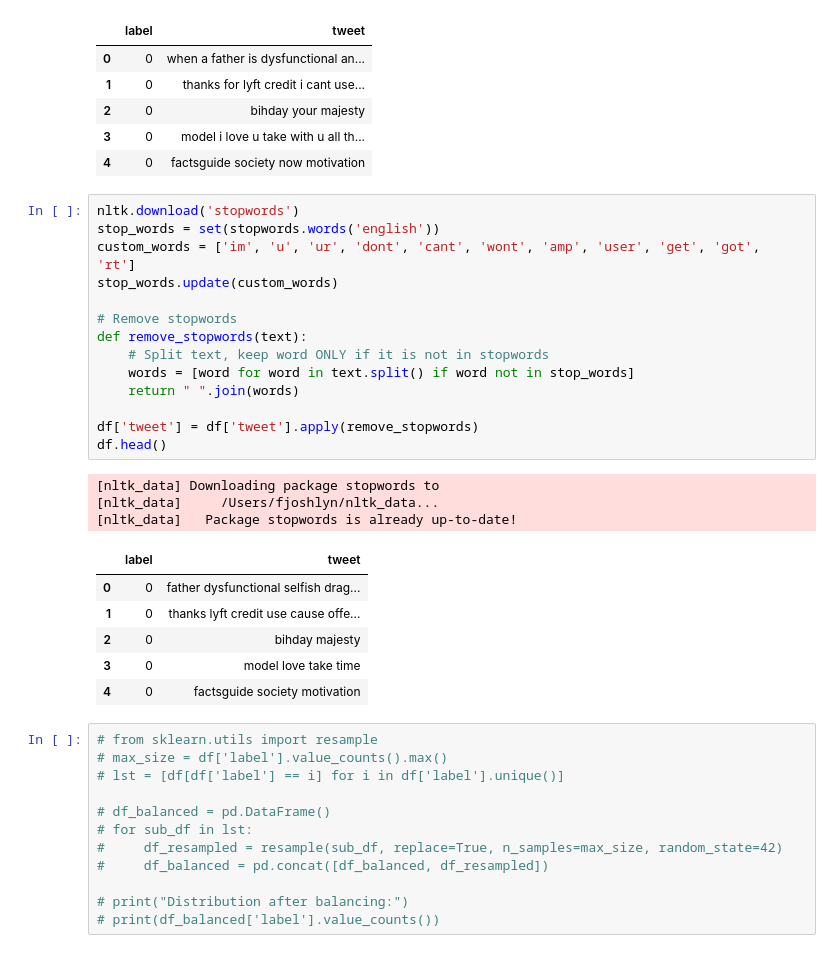
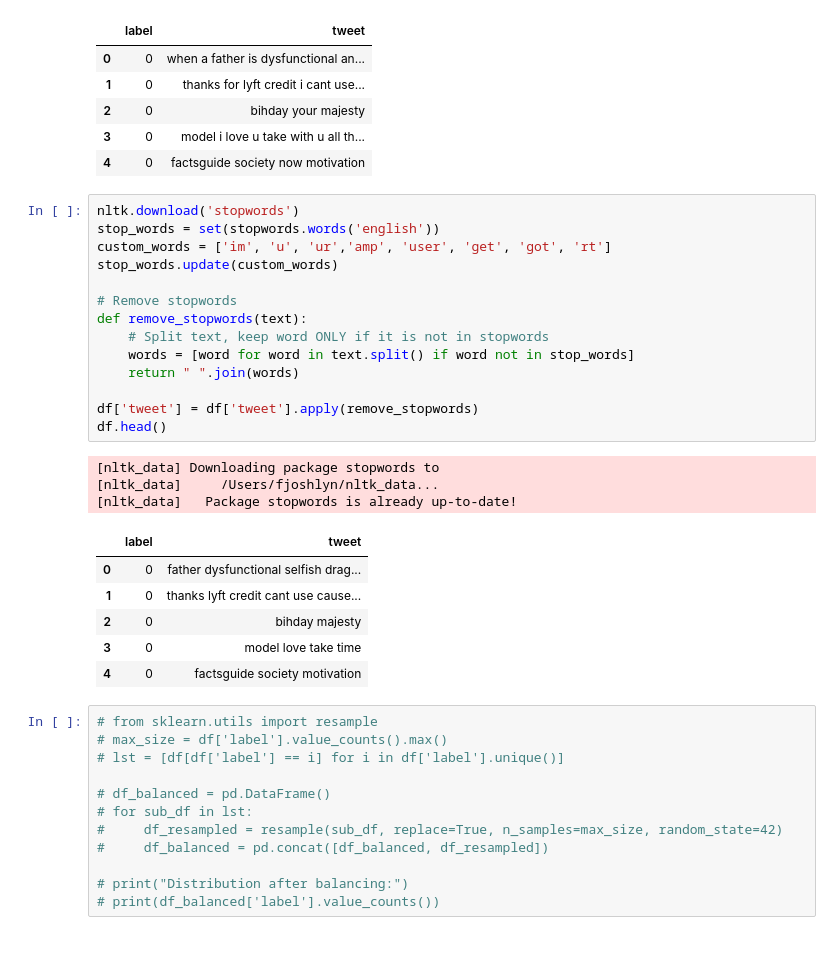
Before and after one commit to yohanajocelyn/afl1_sentiment_classification, a Jupyter notebook: notebook/preprocessing.ipynb, the cells around one changed output. Cells and saved outputs as stored; diff of their text form.

```diff
--- a/notebook/preprocessing.ipynb
+++ b/notebook/preprocessing.ipynb
@@ -120,24 +120,24 @@ df.head()
 # %%
 nltk.download('stopwords')
 stop_words = set(stopwords.words('english'))
-custom_words = ['im', 'u', 'ur', 'dont', 'cant', 'wont', 'amp', 'user', 'get', 'got', 'rt']
+custom_words = ['im', 'u', 'ur','amp', 'user', 'get', 'got', 'rt']
 stop_words.update(custom_words)
 
 # Remove stopwords
 def remove_stopwords(text):
     # Split text, keep word ONLY if it is not in stopwords
     words = [word for word in text.split() if word not in stop_words]
     return " ".join(words)
 
 df['tweet'] = df['tweet'].apply(remove_stopwords)
 df.head()
 # %% [output]
 [nltk_data] Downloading package stopwords to
 [nltk_data]     /Users/fjoshlyn/nltk_data...
 [nltk_data]   Package stopwords is already up-to-date!
 |  | label | tweet |
 | 0 | 0 | father dysfunctional selfish drag... |
-| 1 | 0 | thanks lyft credit use cause offe... |
+| 1 | 0 | thanks lyft credit cant use cause... |
 | 2 | 0 | bihday majesty |
 | 3 | 0 | model love take time |
 | 4 | 0 | factsguide society motivation |
```
Also changed, not shown: parts of 2 cells of this notebook, 2 other files.
